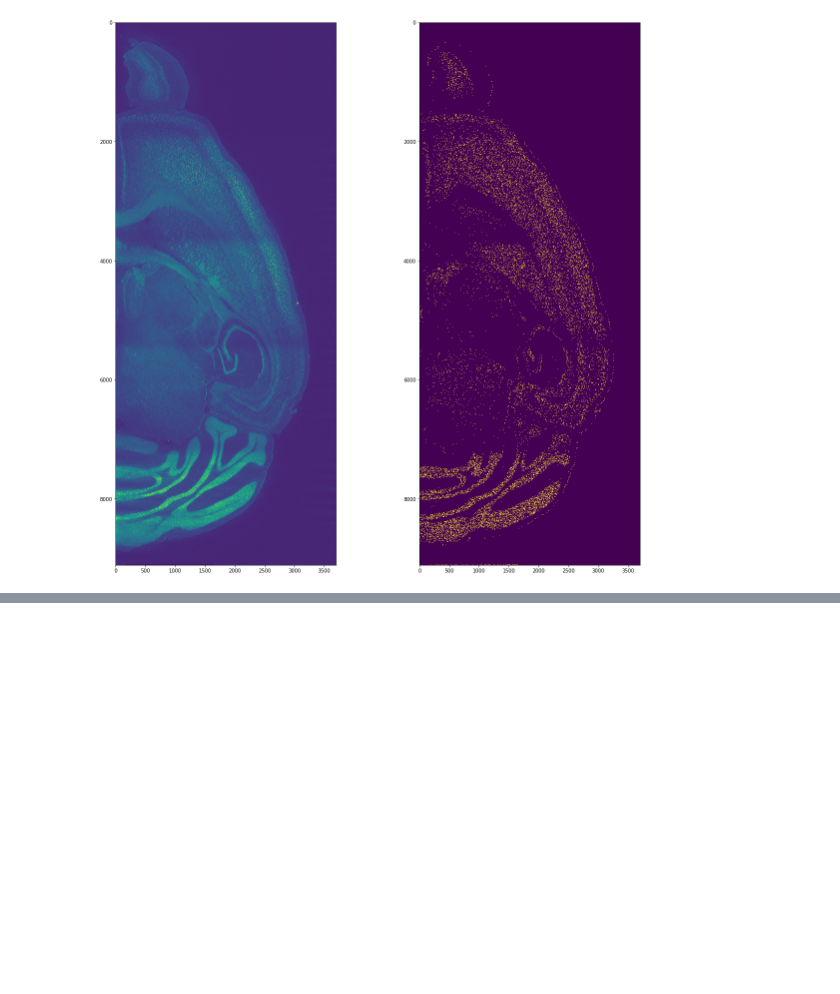
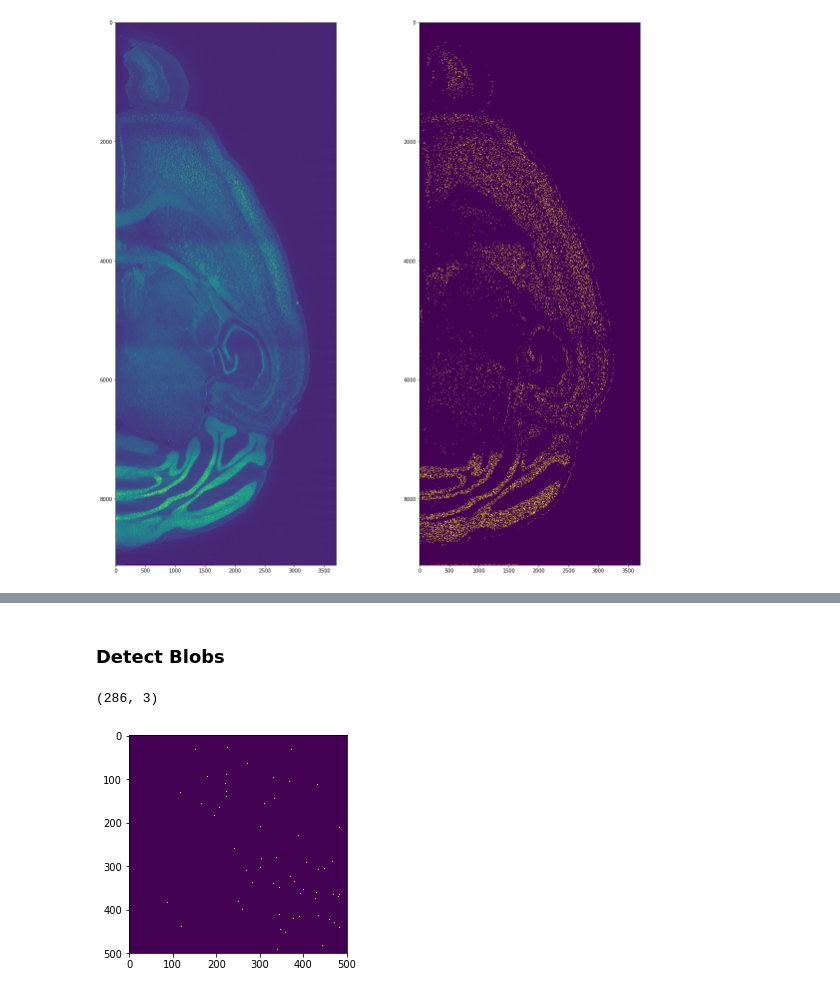
Before and after one commit to lisahouqi/SingleCell-NeuN-Analysis, a Jupyter notebook: Singlecell_NeuN_Analysis.ipynb, the cells around one changed output, grey strips where cells are left out. Cells and saved outputs as stored; diff of their text form; code cells hidden in the pictures; blank space fills up the shorter version.

```diff
--- a/Singlecell_NeuN_Analysis.ipynb
+++ b/Singlecell_NeuN_Analysis.ipynb
@@ -47,0 +81,2 @@ ax1.imshow(edges);
+# %% [markdown]
+### Detect Blobs
@@ -47,0 +86,16 @@ ax1.imshow(edges);
+# %%
+img_gray = rgb2gray(img_crop)
+#img_gray = exposure.equalize_hist(img_gray)  # improves detection
+points = feature.blob_log(img_gray, threshold = .09) # decrease threshold to detect blob with less intensity
+points = points.astype(int)
+points.shape
+# %% [output]
+(286, 3)
+# %%
+img_points = np.zeros(img_crop.shape, img_crop.dtype)
+img_points[points[:,0], points[:,1]] = 255
+# %%
+plt.imshow(img_points)
+plt.show()
+# %% [output]
+[figure, added]
```
Also changed, not shown: parts of 24 cells of this notebook, 1 other file.
